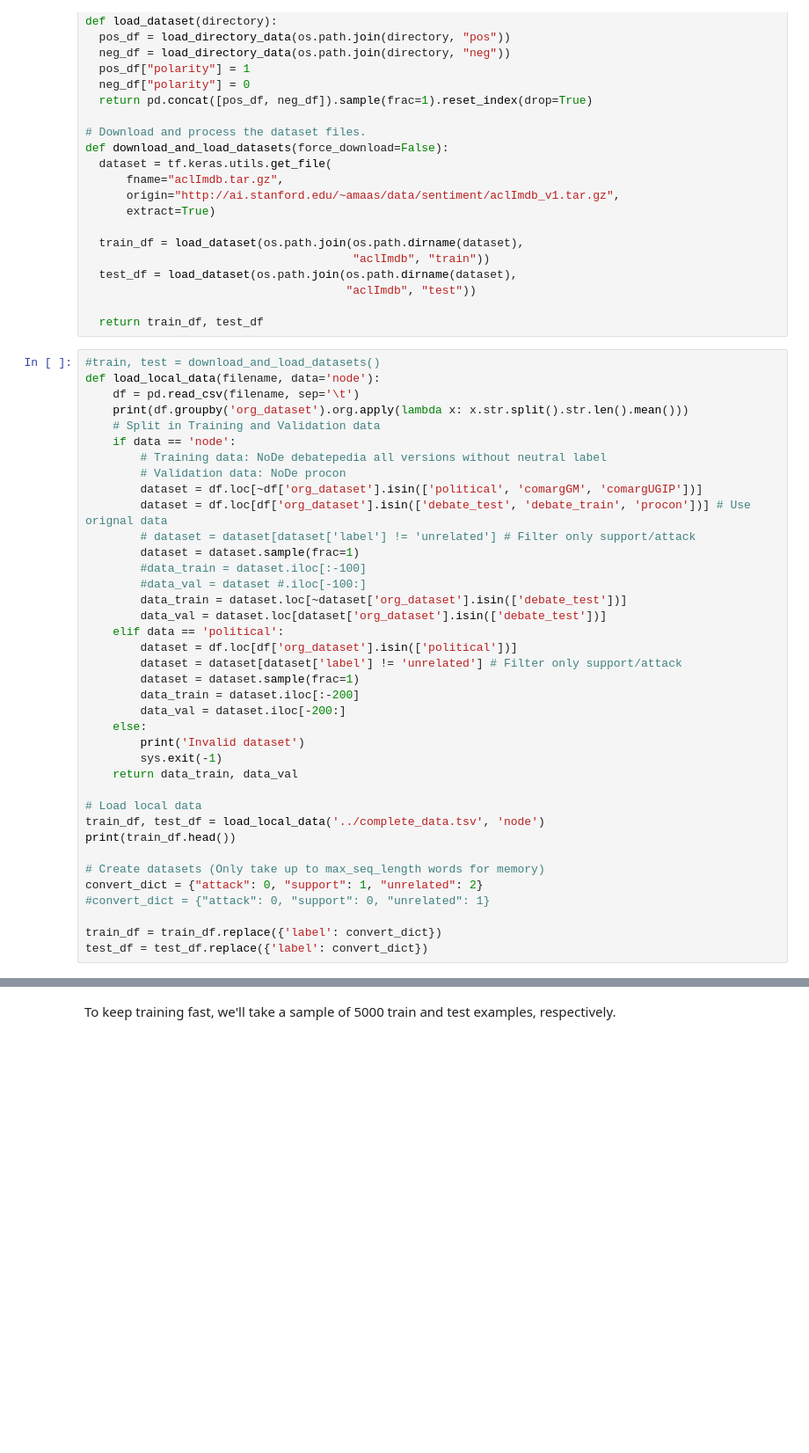
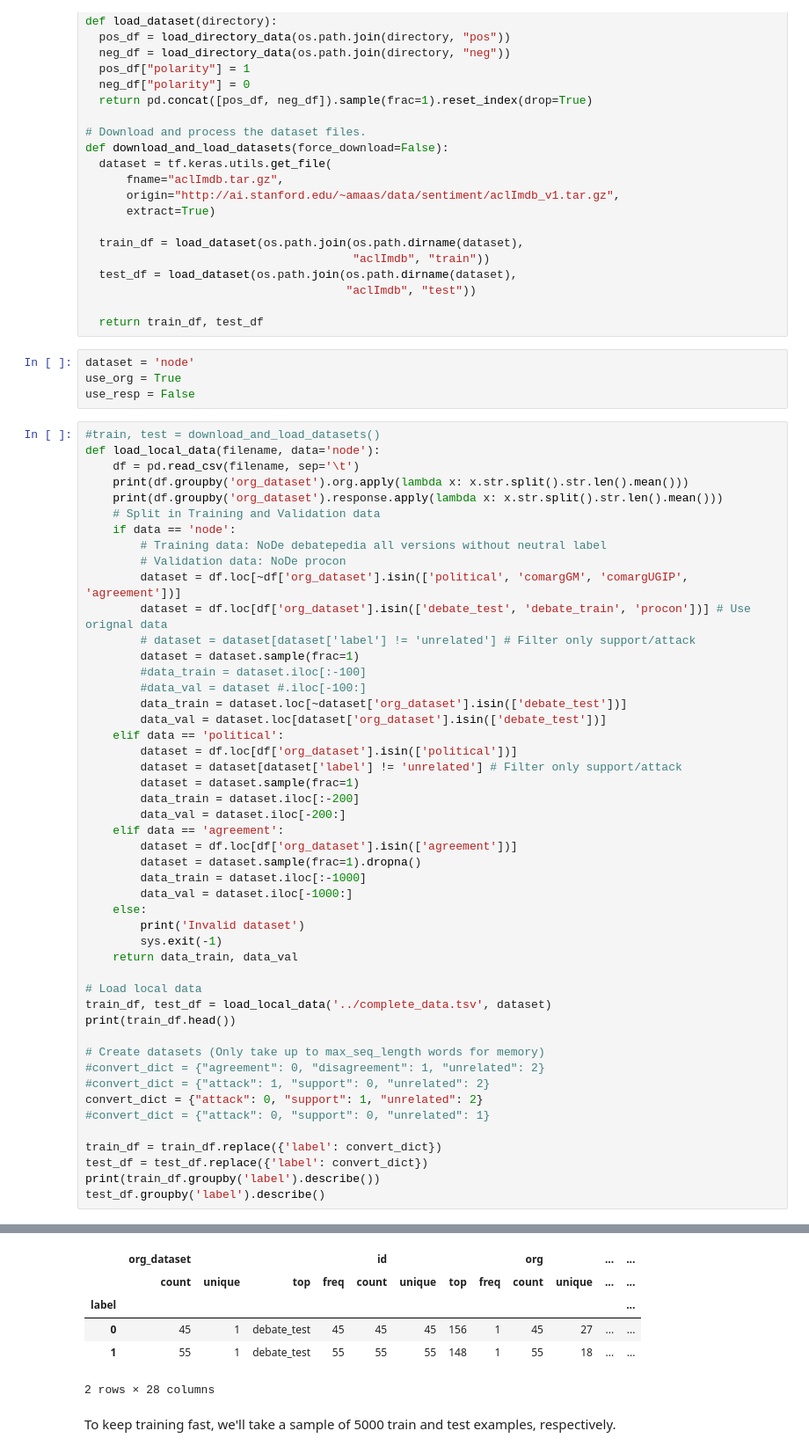
Before and after one commit to JannisBush/code_relation_prediction, a Jupyter notebook: keras-bert/Predicting_Movie_Reviews_with_BERT_on_TF_Hub.ipynb, the cells around one changed output, grey strips where cells are left out. Shown at 88% size. Cells and saved outputs as stored; diff of their text form; blank space fills up the shorter version.

```diff
--- a/keras-bert/Predicting_Movie_Reviews_with_BERT_on_TF_Hub.ipynb
+++ b/keras-bert/Predicting_Movie_Reviews_with_BERT_on_TF_Hub.ipynb
@@ -113,16 +113,21 @@ def download_and_load_datasets(force_download=False):
                                       "aclImdb", "test"))
 
   return train_df, test_df
+# %%
+dataset = 'node'
+use_org = True
+use_resp = False
 # %%
 #train, test = download_and_load_datasets()
 def load_local_data(filename, data='node'):
     df = pd.read_csv(filename, sep='\t')
     print(df.groupby('org_dataset').org.apply(lambda x: x.str.split().str.len().mean()))
+    print(df.groupby('org_dataset').response.apply(lambda x: x.str.split().str.len().mean()))
     # Split in Training and Validation data
     if data == 'node':
         # Training data: NoDe debatepedia all versions without neutral label
         # Validation data: NoDe procon
-        dataset = df.loc[~df['org_dataset'].isin(['political', 'comargGM', 'comargUGIP'])]
+        dataset = df.loc[~df['org_dataset'].isin(['political', 'comargGM', 'comargUGIP', 'agreement'])]
         dataset = df.loc[df['org_dataset'].isin(['debate_test', 'debate_train', 'procon'])] # Use orignal data
         # dataset = dataset[dataset['label'] != 'unrelated'] # Filter only support/attack
         dataset = dataset.sample(frac=1)
@@ -136,20 +141,29 @@ def load_local_data(filename, data='node'):
         dataset = dataset.sample(frac=1)
         data_train = dataset.iloc[:-200]
         data_val = dataset.iloc[-200:]
+    elif data == 'agreement':
+        dataset = df.loc[df['org_dataset'].isin(['agreement'])]
+        dataset = dataset.sample(frac=1).dropna()
+        data_train = dataset.iloc[:-1000]
+        data_val = dataset.iloc[-1000:]
     else:
         print('Invalid dataset')
         sys.exit(-1)
     return data_train, data_val
 
 # Load local data
-train_df, test_df = load_local_data('../complete_data.tsv', 'node')
+train_df, test_df = load_local_data('../complete_data.tsv', dataset)
 print(train_df.head())
 
 # Create datasets (Only take up to max_seq_length words for memory)
+#convert_dict = {"agreement": 0, "disagreement": 1, "unrelated": 2}
+#convert_dict = {"attack": 1, "support": 0, "unrelated": 2}
 convert_dict = {"attack": 0, "support": 1, "unrelated": 2}
 #convert_dict = {"attack": 0, "support": 0, "unrelated": 1}
 
 train_df = train_df.replace({'label': convert_dict})
 test_df = test_df.replace({'label': convert_dict})
+print(train_df.groupby('label').describe())
+test_df.groupby('label').describe()
 # %% [output]
 org_dataset
@@ -172,3 +186,9 @@ procon                 13.950000
+|  | org_dataset |  |  |  | id |  |  |  | org |  | ... | ... |
+|  | count | unique | top | freq | count | unique | top | freq | count | unique | ... | ... |
+| label |  |  |  |  |  |  |  |  |  |  |  | ... |
+| 0 | 45 | 1 | debate_test | 45 | 45 | 45 | 156 | 1 | 45 | 27 | ... | ... |
+| 1 | 55 | 1 | debate_test | 55 | 55 | 55 | 148 | 1 | 55 | 18 | ... | ... |
+2 rows × 28 columns
 # %% [markdown]
 To keep training fast, we'll take a sample of 5000 train and test examples, respectively.
 # %%
```
Also changed, not shown: parts of 16 cells of this notebook, 2 other files.
